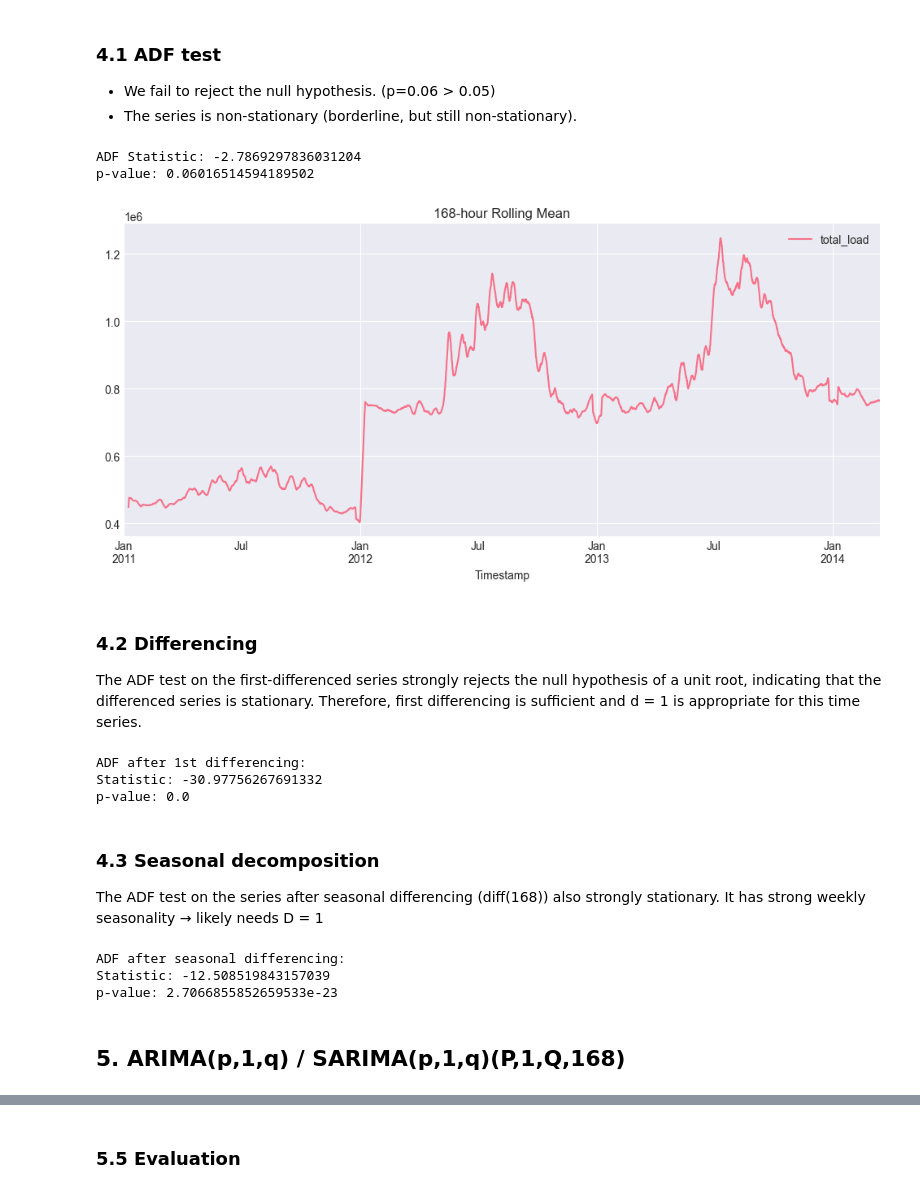
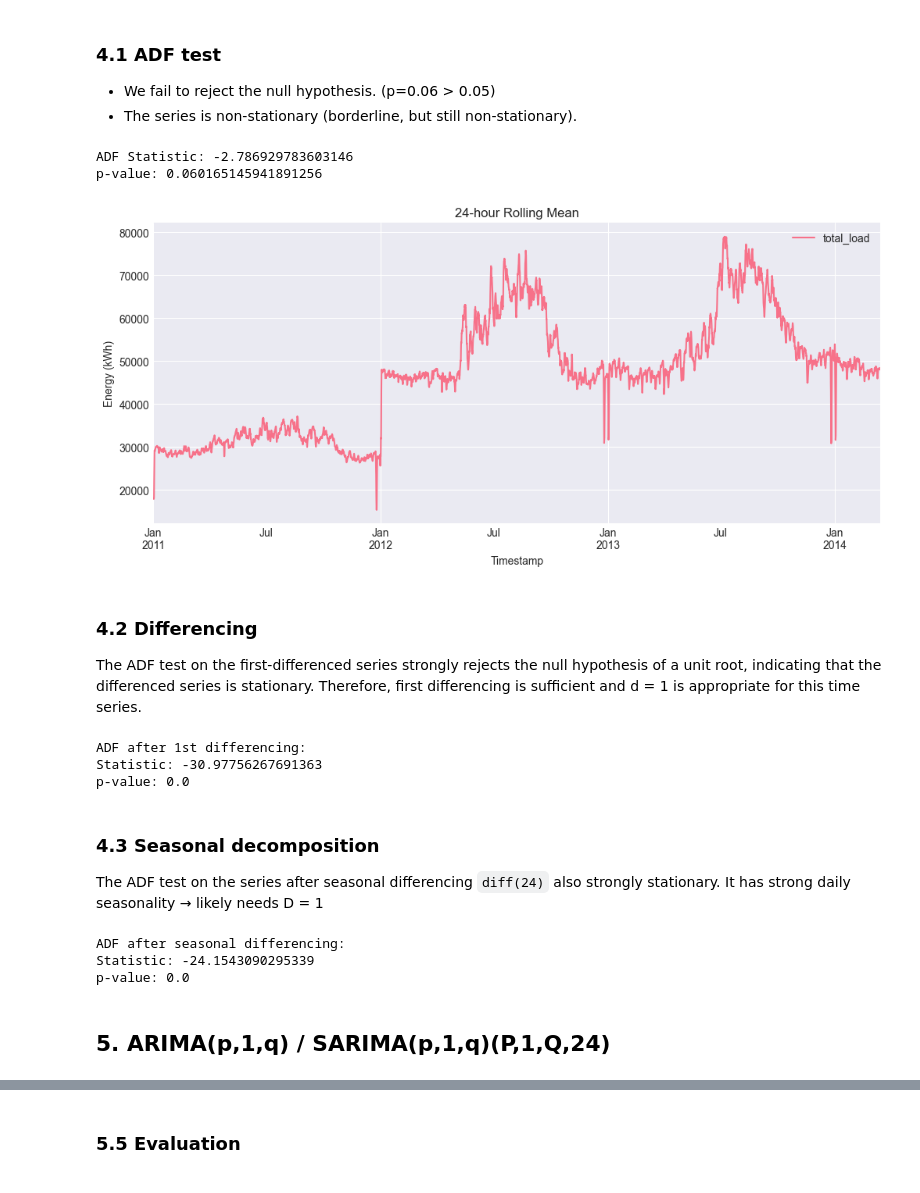
Before and after one commit to Dai-Nguyen1506/Electricity-Load-Diagrams, a Jupyter notebook: notebooks/05_models_statistical.ipynb, the cells around one changed output, grey strips where cells are left out. Saved outputs shown, nothing was run; the diff lists cells and outputs as text; code cells hidden in the pictures.

```diff
--- a/notebooks/05_models_statistical.ipynb
+++ b/notebooks/05_models_statistical.ipynb
@@ -109,51 +119,53 @@ Seasonal Naive: {'MAE': 56295.34, 'RMSE': 90082.39, 'MAPE': 9.56}
 ### 4.1 ADF test
 - We fail to reject the null hypothesis. (p=0.06 > 0.05)
 - The series is non-stationary (borderline, but still non-stationary).
-# %%
-result = adfuller(train)
-
-print("ADF Statistic:", result[0])
-print("p-value:", result[1])
-# %% [output]
-ADF Statistic: -2.7869297836031204
-p-value: 0.06016514594189502
+# %%
+result = adfuller(train)
+
+print("ADF Statistic:", result[0])
+print("p-value:", result[1])
+# %% [output]
+ADF Statistic: -2.786929783603146
+p-value: 0.060165145941891256
 # %%
-train.rolling(168).mean().plot(figsize=(12,5))
-plt.title("168-hour Rolling Mean")
+train.rolling(24).mean().plot(figsize=(12,5))
+plt.title("24-hour Rolling Mean")
+plt.ylabel("Energy (kWh)")
+plt.xlabel("Timestamp")
 plt.show()
 # %% [output]
-[figure, old version]
+[figure, new version]
 # %% [markdown]
 ### 4.2 Differencing
 The ADF test on the first-differenced series strongly rejects the null hypothesis of a unit root, indicating that the differenced series is stationary. Therefore, first differencing is sufficient and d = 1 is appropriate for this time series.
-# %%
-diff_1 = train.diff().dropna()
-
-result_diff = adfuller(diff_1)
-
-print("ADF after 1st differencing:")
-print("Statistic:", result_diff[0])
-print("p-value:", result_diff[1])
-# %% [output]
-ADF after 1st differencing:
-Statistic: -30.97756267691332
-p-value: 0.0
+# %%
+diff_1 = train.diff().dropna()
+
+result_diff = adfuller(diff_1)
+
+print("ADF after 1st differencing:")
+print("Statistic:", result_diff[0])
+print("p-value:", result_diff[1])
+# %% [output]
+ADF after 1st differencing:
+Statistic: -30.97756267691363
+p-value: 0.0
 # %% [markdown]
 ### 4.3 Seasonal decomposition
-The ADF test on the series after seasonal differencing (diff(168)) also strongly stationary. It has strong weekly seasonality → likely needs D = 1
+The ADF test on the series after seasonal differencing `diff(24)` also strongly stationary. It has strong daily seasonality → likely needs D = 1
-# %%
-seasonal_diff = train.diff(168).dropna()
-
-result_seasonal = adfuller(seasonal_diff)
-
-print("ADF after seasonal differencing:")
-print("Statistic:", result_seasonal[0])
-print("p-value:", result_seasonal[1])
-# %% [output]
-ADF after seasonal differencing:
-Statistic: -12.508519843157039
-p-value: 2.7066855852659533e-23
+# %%
+seasonal_diff = train.diff(24).dropna()
+
+result_seasonal = adfuller(seasonal_diff)
+
+print("ADF after seasonal differencing:")
+print("Statistic:", result_seasonal[0])
+print("p-value:", result_seasonal[1])
+# %% [output]
+ADF after seasonal differencing:
+Statistic: -24.1543090295339
+p-value: 0.0
 # %% [markdown]
-## 5. ARIMA(p,1,q) / SARIMA(p,1,q)(P,1,Q,168)
+## 5. ARIMA(p,1,q) / SARIMA(p,1,q)(P,1,Q,24)
 # %% [markdown]
 ### 5.1 ACF/PACF
```
Also changed, not shown: parts of 20 cells of this notebook.
